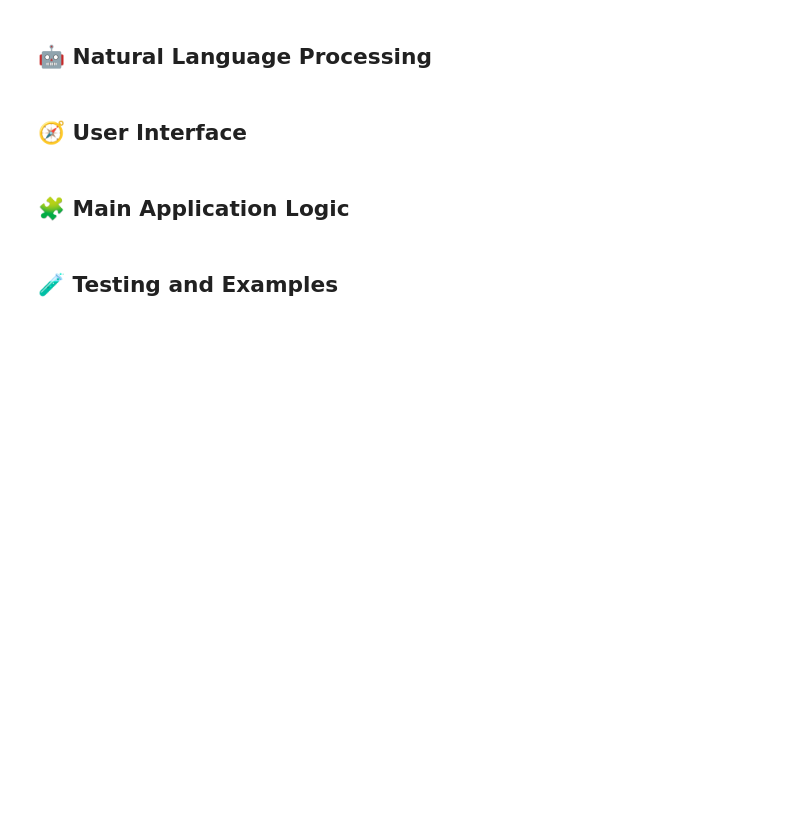
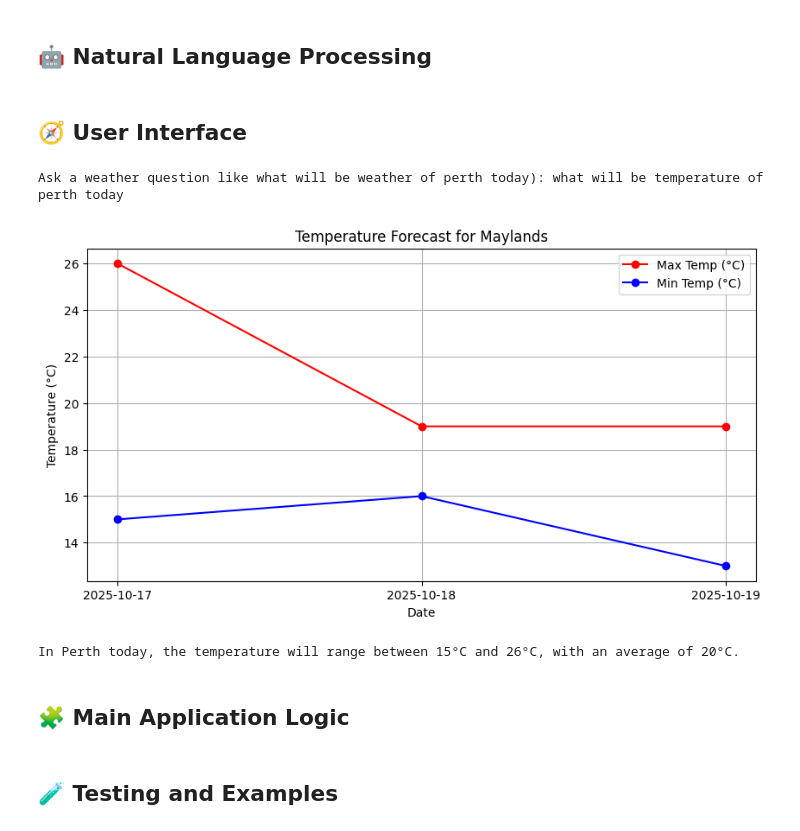
Before and after one commit to mehedisaurav61-rgb/23227727-Mehedi, a Jupyter notebook: starter_notebook.ipynb, the cells around one changed output. Cells and saved outputs as stored; diff of their text form; code cells hidden in the pictures; blank space fills up the shorter version.

```diff
--- a/starter_notebook.ipynb
+++ b/starter_notebook.ipynb
@@ -158,15 +194,2 @@ def create_precipitation_visualisation(weather_data, output_type='display'):
 # %% [markdown]
 ## 🤖 Natural Language Processing
-# %%
-# Define parse_weather_question() and generate_weather_response() here
-def parse_weather_question(question):
-    """
-    Parse a natural language weather question.
-
-    Args:
-        question (str): User's weather-related question
-
-    Returns:
-        dict: Extracted information including location, time period, and weather attribute
-    """
-    pass
@@ -177,2 +255,41 @@ def parse_weather_question(question):
+# %%
+# Define menu functions using pyinputplus or ipywidgets here
+def main():
+    """
+    Main function to interact with the user and provide weather information.
+    """
+    # Step 1: Ask the user for a weather question
+    question = input("Ask a weather question like what will be weather of perth today): ")
+
+    # Step 2: Parse the question
+    parsed_question = parse_weather_question(question)
+    if not parsed_question:
+        print("Sorry, I couldn't understand your question.")
+        return
+
+    # Step 3: Fetch weather data for the location
+    location = parsed_question.get("location")
+    weather_data = get_weather_data(location)
+    if "error" in weather_data:
+        print(weather_data["error"])
+        return
+
+    # Step 4: Generate a natural language response
+    response = generate_weather_response(parsed_question, weather_data)
+
+    # Step 5: Show the response
+    print(response)
+
+    # Optional: Show precipitation visualization if the question is about precipitation
+    if parsed_question.get("attribute") == "precipitation":
+        create_precipitation_visualisation(weather_data)
+
+# Run the main function
+if __name__ == "__main__":
+    main()
+# %% [output]
+Ask a weather question like what will be weather of perth today): what will be temperature of perth today
+[figure, added]
+In Perth today, the temperature will range between 15°C and 26°C, with an average of 20°C.
 # %% [markdown]
 ## 🧩 Main Application Logic
```
Also changed, not shown: parts of 11 cells of this notebook.
